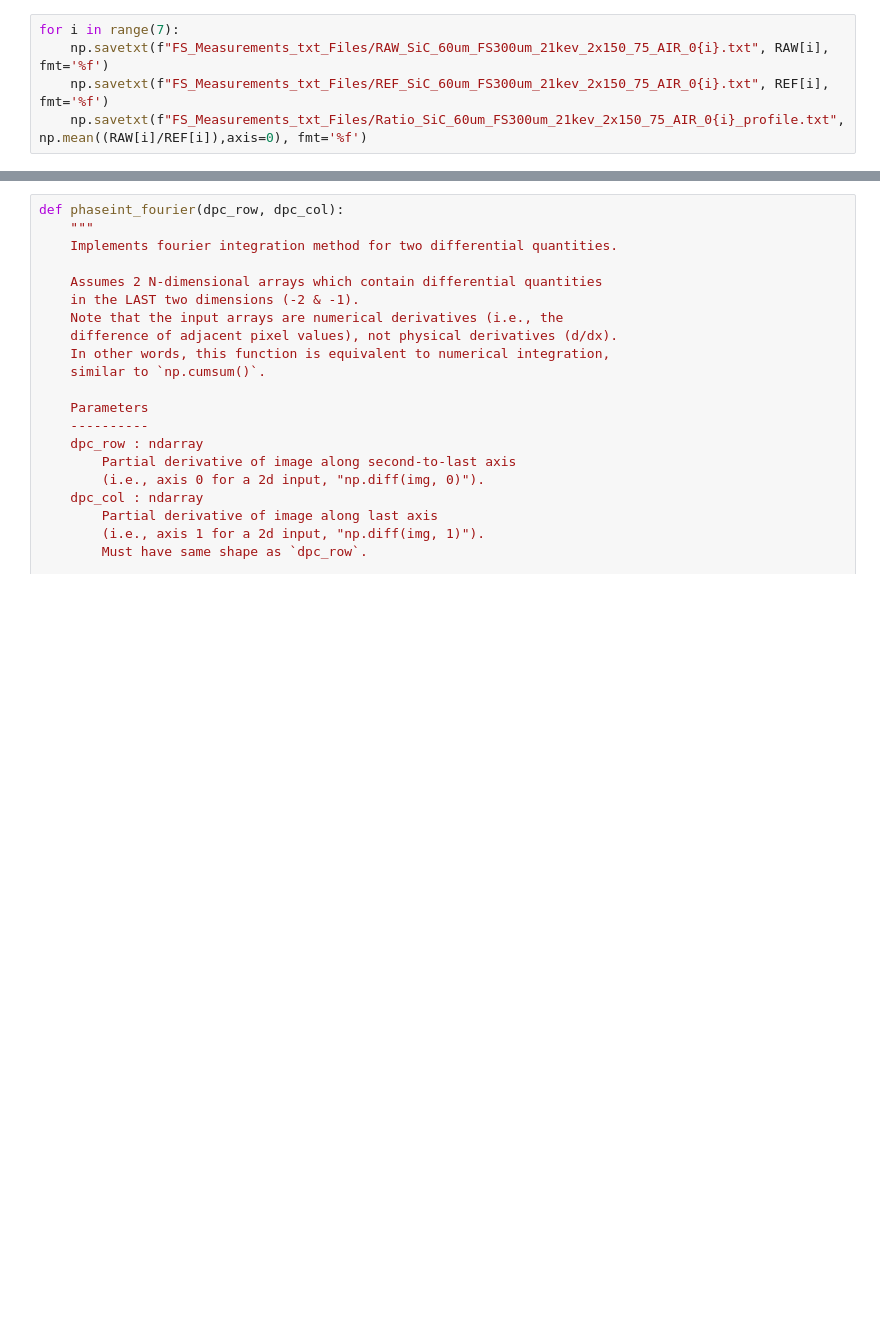
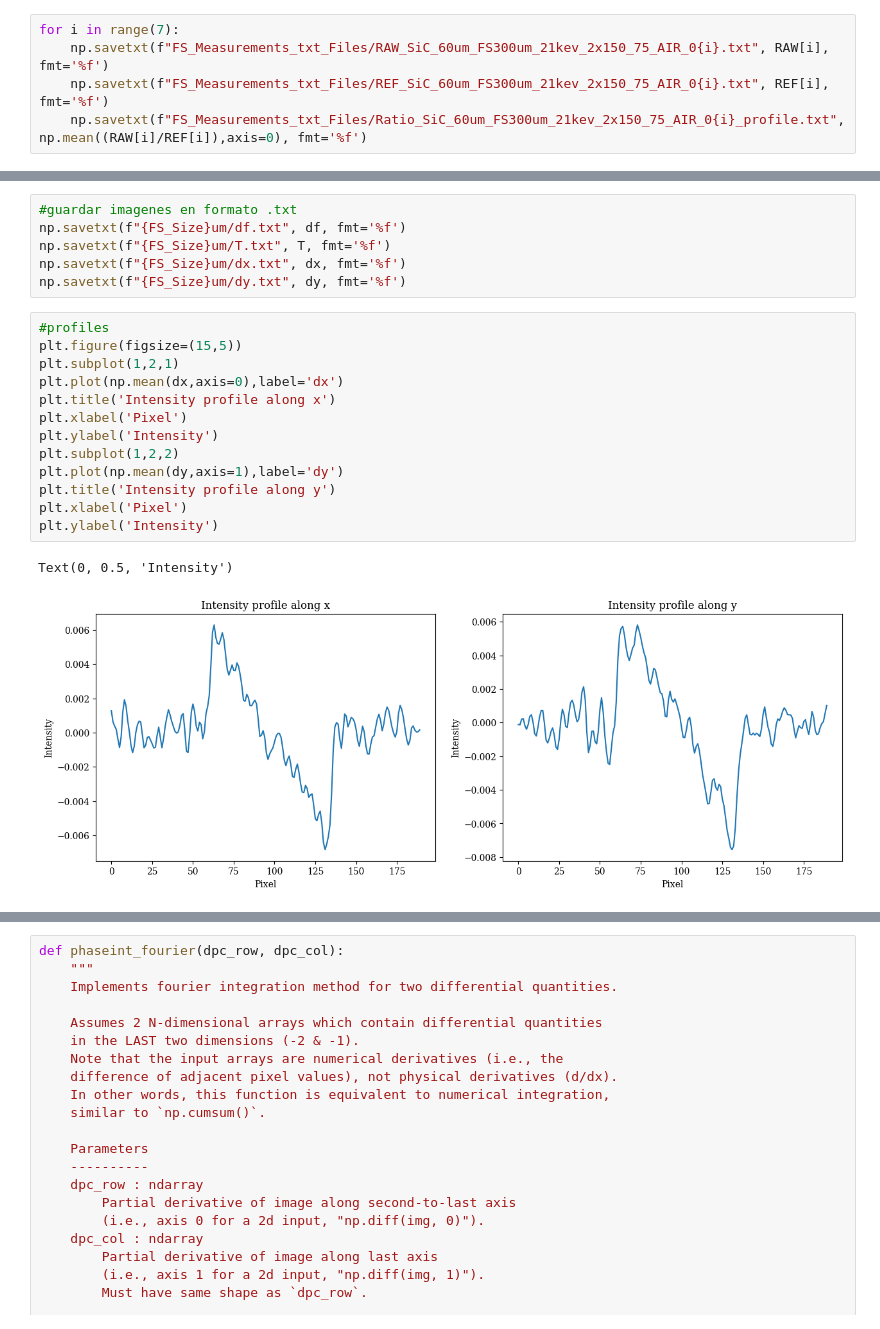
Before and after one commit to roshak1197/FSZ_Study, a Jupyter notebook: read_High.ipynb, the cells around one changed output, grey strips where cells are left out. Cells and saved outputs as stored; diff of their text form; blank space fills up the shorter version.

```diff
--- a/read_High.ipynb
+++ b/read_High.ipynb
@@ -261,3 +262,25 @@ Using 16 threads
 (190, 190)
 <matplotlib.colorbar.Colorbar at 0x...>
 [figure]
+# %%
+#guardar imagenes en formato .txt
+np.savetxt(f"{FS_Size}um/df.txt", df, fmt='%f')
+np.savetxt(f"{FS_Size}um/T.txt", T, fmt='%f')
+np.savetxt(f"{FS_Size}um/dx.txt", dx, fmt='%f')
+np.savetxt(f"{FS_Size}um/dy.txt", dy, fmt='%f')
+# %%
+#profiles
+plt.figure(figsize=(15,5))
+plt.subplot(1,2,1)
+plt.plot(np.mean(dx,axis=0),label='dx')
+plt.title('Intensity profile along x')
+plt.xlabel('Pixel')
+plt.ylabel('Intensity')
+plt.subplot(1,2,2)
+plt.plot(np.mean(dy,axis=1),label='dy')
+plt.title('Intensity profile along y')
+plt.xlabel('Pixel')
+plt.ylabel('Intensity')
+# %% [output]
+Text(0, 0.5, 'Intensity')
+[figure, added]
```
Also changed, not shown: parts of 5 cells of this notebook, 9 other files.
